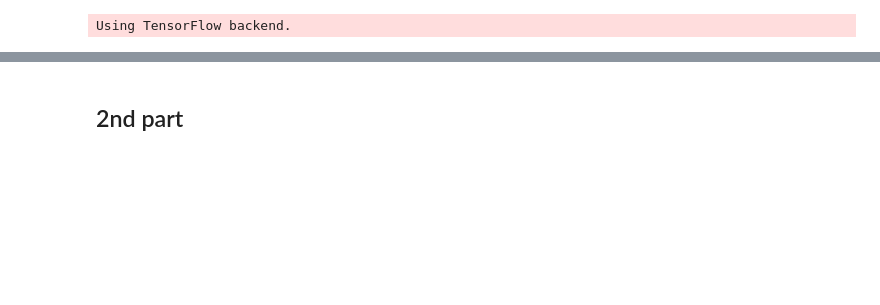
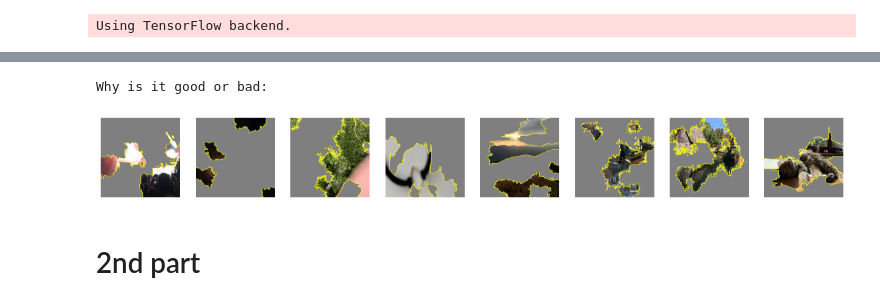
Before and after one commit to igiai/image_quality_classification, a Jupyter notebook: ready_model.ipynb, the cells around one changed output, grey strips where cells are left out. Cells and saved outputs as stored; diff of their text form; code cells hidden in the pictures; blank space fills up the shorter version.

```diff
--- a/ready_model.ipynb
+++ b/ready_model.ipynb
@@ -152,0 +181,22 @@ plt.imshow(mark_boundaries(temp / 2 + 0.5, mask))
+# %%
+#Create lime explainer and generate explanations for both classes for each image
+explainer = lime_image.LimeImageExplainer()
+
+#This part is only for creation of proper size matrices, those instances are deleted at the end
+explanation = explainer.explain_instance(lime_image_batch[0], model.predict)
+temp, mask = explanation.get_image_and_mask(explanation.top_labels[0], positive_only=True, num_features=10, hide_rest=True)
+
+temps = np.expand_dims(temp, axis=0)
+masks = np.expand_dims(mask, axis=0)
+
+#Explanation part
+#For each image in a batch explanation is created alongside with masks showing areas responsible for classifying each image to good or bad class
+for f in lime_image_batch:
+  explanation = explainer.explain_instance(f, model.predict)
+  temp, mask = explanation.get_image_and_mask(explanation.top_labels[0], positive_only=True, num_features=10, hide_rest=True)
+  temps = np.vstack((temps, np.expand_dims(temp, axis=0)))
+  masks = np.vstack((masks, np.expand_dims(mask, axis=0)))
+
+#Delete redundant first row
+temps = np.delete(temps, 0,0)
+masks = np.delete(masks, 0,0)
@@ -153,5 +227,16 @@ plt.imshow(mark_boundaries(temp / 2 + 0.5, mask))
+# %%
+#Display batch of images with mask saying which areas would indicate that image is bad
+print("Why is it good or bad: ")
+plt.figure(figsize=(20,20))
+for n in range(8):
+    ax = plt.subplot(1,8,n+1)
+    plt.imshow(mark_boundaries(temps[n] / 2 + 0.5, masks[n]))
+    plt.axis('off')
+# %% [output]
+Why is it good or bad:
+[figure, added]
 # %% [markdown]
-## 2nd part
+# 2nd part
 # %%
 #Evaluate model on the test set
 #Make predictions
```
Also changed, not shown: parts of 23 cells of this notebook.
